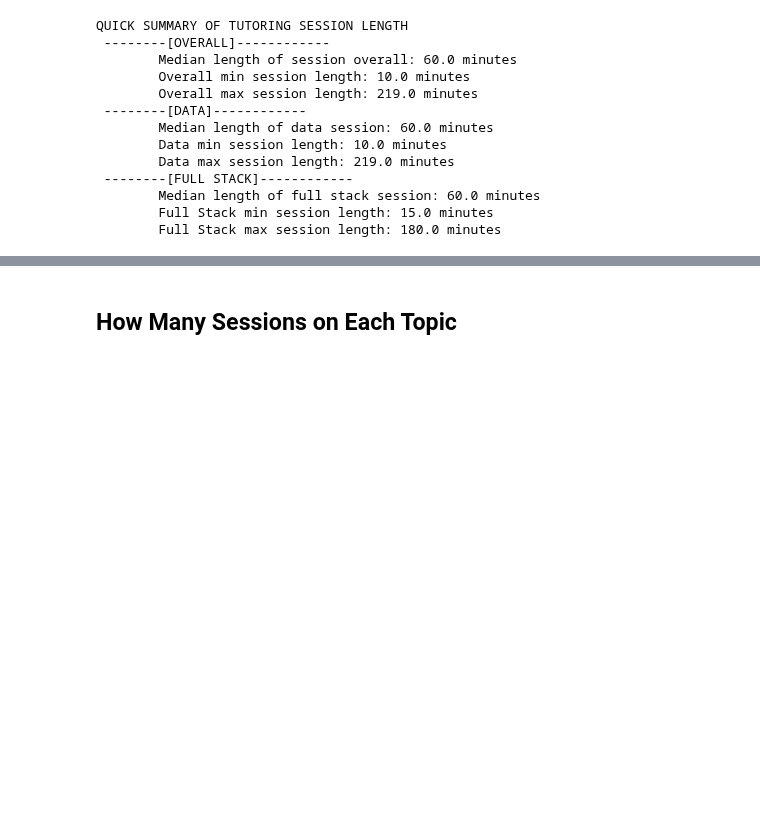
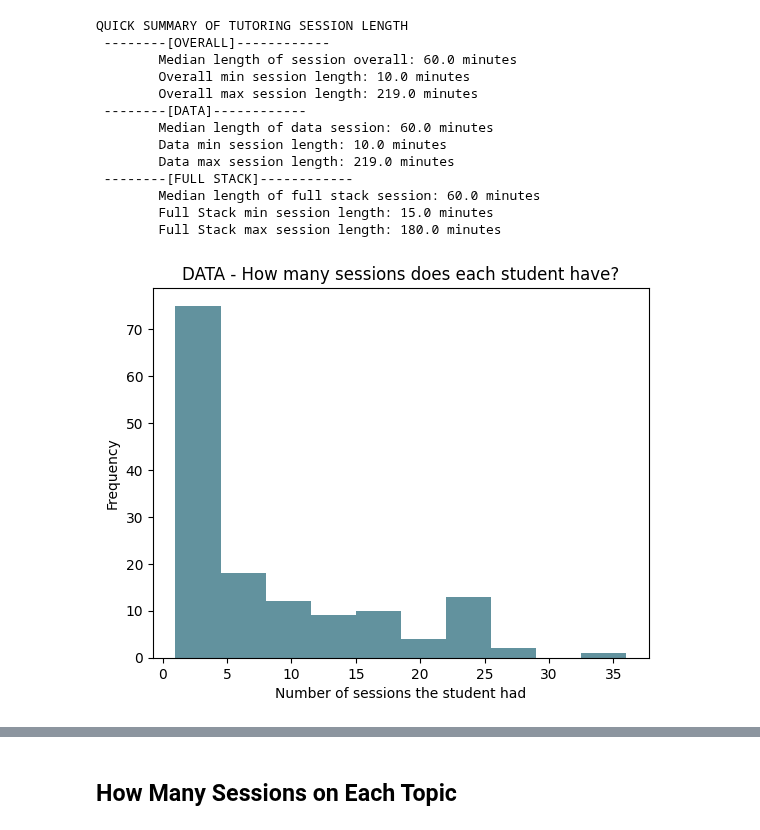
Before and after one commit to de-mark/tutoring_dashboard, a Jupyter notebook: assets/data/data_exploration.ipynb, the cells around one changed output, grey strips where cells are left out. Saved outputs shown, nothing was run; the diff lists cells and outputs as text; code cells hidden in the pictures; blank space fills up the shorter version.

Commit message:
Added analysis of sessions booked per student

```diff
--- a/assets/data/data_exploration.ipynb
+++ b/assets/data/data_exploration.ipynb
@@ -150,3 +150,13 @@ QUICK SUMMARY OF TUTORING SESSION LENGTH
         Median length of full stack session: 60.0 minutes
         Full Stack min session length: 15.0 minutes
         Full Stack max session length: 180.0 minutes
+# %%
+data_student_sessions = merged_df.loc[merged_df.BOOTCAMP == "DATA"].groupby(["ID"])["DURATION"].count()
+web_student_sessions = merged_df.loc[merged_df.BOOTCAMP == "FULL_STACK"].groupby(["ID"])["DURATION"].count()
+# %%
+data_student_sessions.plot.hist(color="#62929e")
+plt.title("DATA - How many sessions does each student have?")
+plt.xlabel("Number of sessions the student had")
+plt.show()
+# %% [output]
+[figure, added]
```
Also changed, not shown: parts of 4 cells of this notebook.
